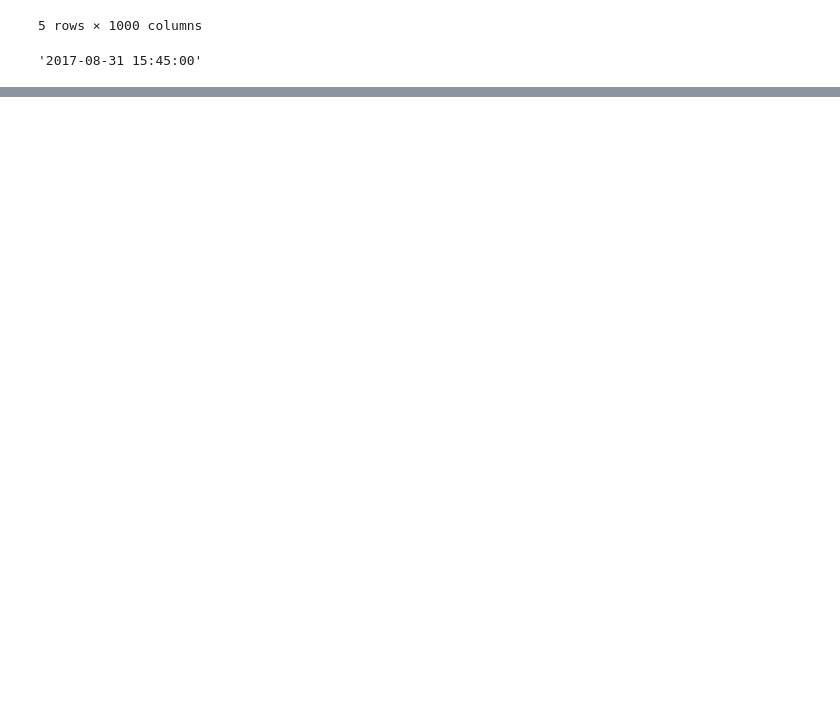
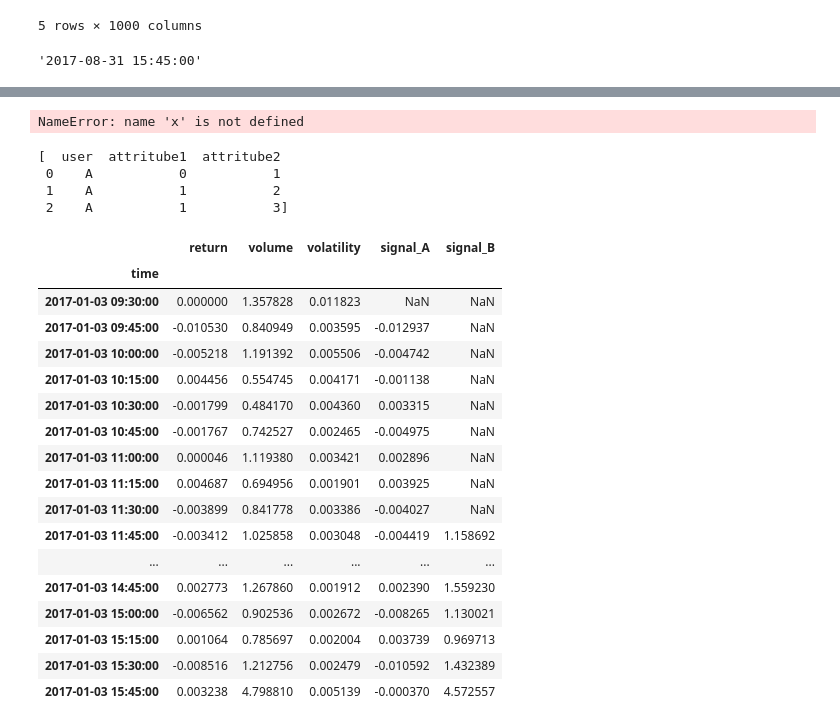
Before and after one commit to kanru-wang/stock_toy_model_for_phg, a Jupyter notebook: dev_notebook.ipynb, the cells around one changed output, grey strips where cells are left out. Saved outputs shown, nothing was run; the diff lists cells and outputs as text; code cells hidden in the pictures; blank space fills up the shorter version.

```diff
--- a/dev_notebook.ipynb
+++ b/dev_notebook.ipynb
@@ -181,0 +171,33 @@ close_returns_raw.index[90].dayofyear
+# %%
+k=3
+test3 = df.groupby('user').apply(lambda x: x.iloc[i: i + k] for i in range(len(x.index) - k + 1))
+# %% [output]
+NameError: name 'x' is not defined
+# %%
+test3[0]
+# %% [output]
+[  user  attritube1  attritube2
+ 0    A           0           1
+ 1    A           1           2
+ 2    A           1           3]
+# %%
+test2
+# %% [output]
+|  | return | volume | volatility | signal_A | signal_B |
+| time |  |  |  |  |  |
+| 2017-01-03 09:30:00 | 0.000000 | 1.357828 | 0.011823 | NaN | NaN |
+| 2017-01-03 09:45:00 | -0.010530 | 0.840949 | 0.003595 | -0.012937 | NaN |
+| 2017-01-03 10:00:00 | -0.005218 | 1.191392 | 0.005506 | -0.004742 | NaN |
+| 2017-01-03 10:15:00 | 0.004456 | 0.554745 | 0.004171 | -0.001138 | NaN |
+| 2017-01-03 10:30:00 | -0.001799 | 0.484170 | 0.004360 | 0.003315 | NaN |
+| 2017-01-03 10:45:00 | -0.001767 | 0.742527 | 0.002465 | -0.004975 | NaN |
+| 2017-01-03 11:00:00 | 0.000046 | 1.119380 | 0.003421 | 0.002896 | NaN |
+| 2017-01-03 11:15:00 | 0.004687 | 0.694956 | 0.001901 | 0.003925 | NaN |
+| 2017-01-03 11:30:00 | -0.003899 | 0.841778 | 0.003386 | -0.004027 | NaN |
+| 2017-01-03 11:45:00 | -0.003412 | 1.025858 | 0.003048 | -0.004419 | 1.158692 |
+| ... | ... | ... | ... | ... | ... |
+| 2017-01-03 14:45:00 | 0.002773 | 1.267860 | 0.001912 | 0.002390 | 1.559230 |
+| 2017-01-03 15:00:00 | -0.006562 | 0.902536 | 0.002672 | -0.008265 | 1.130021 |
+| 2017-01-03 15:15:00 | 0.001064 | 0.785697 | 0.002004 | 0.003739 | 0.969713 |
+| 2017-01-03 15:30:00 | -0.008516 | 1.212756 | 0.002479 | -0.010592 | 1.432389 |
+| 2017-01-03 15:45:00 | 0.003238 | 4.798810 | 0.005139 | -0.000370 | 4.572557 |
```
Also changed, not shown: parts of 22 cells of this notebook.
